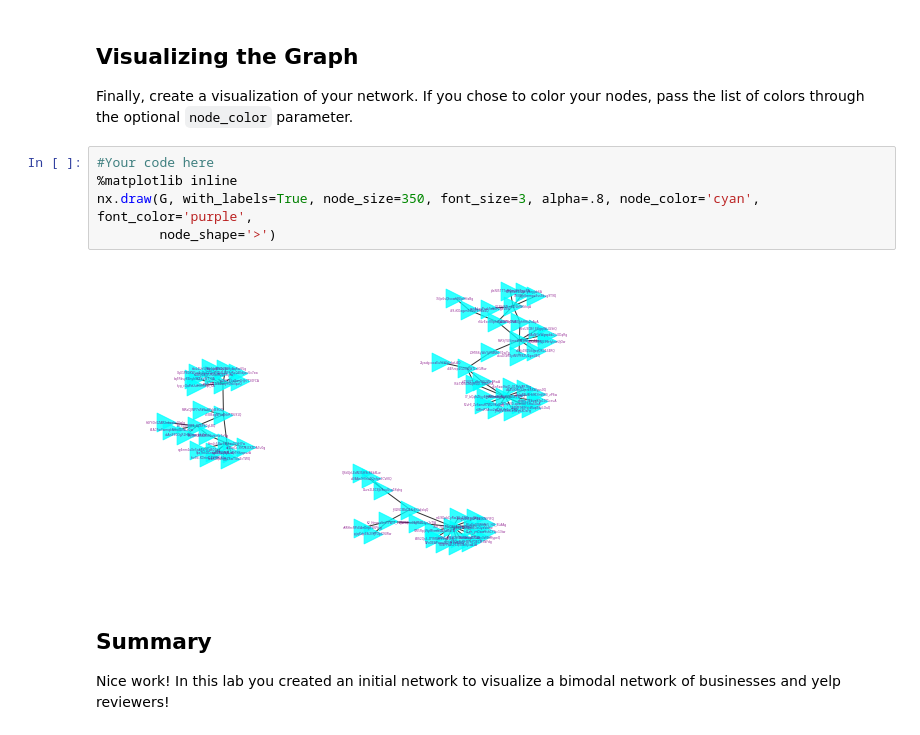
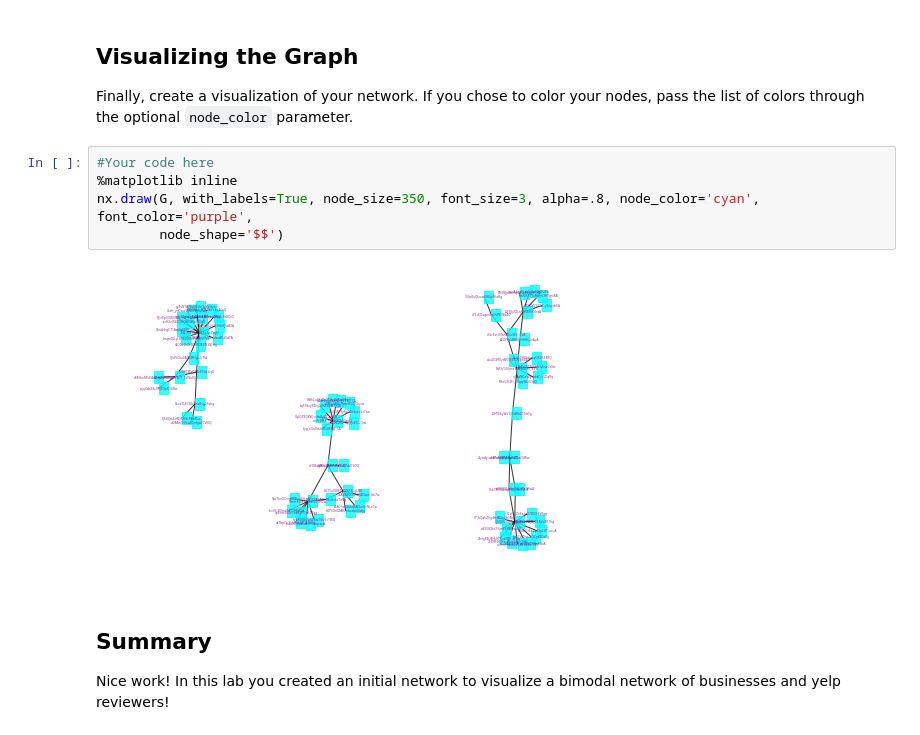
Before and after one commit to Patrickbfuller/dsc-3-28-04-graph-data-io-codealong-seattle-ds-career-040119, a Jupyter notebook: index.ipynb, the cells around one changed output. Cells and saved outputs as stored; diff of their text form.

```diff
--- a/index.ipynb
+++ b/index.ipynb
@@ -68,10 +68,10 @@ Finally, create a visualization of your network. If you chose to color your node
 # %%
 #Your code here
 %matplotlib inline
 nx.draw(G, with_labels=True, node_size=350, font_size=3, alpha=.8, node_color='cyan', font_color='purple',
-        node_shape='>')
+        node_shape='$$')
 # %% [output]
-[figure, old version]
+[figure, new version]
 # %% [markdown]
 ## Summary
 
```
